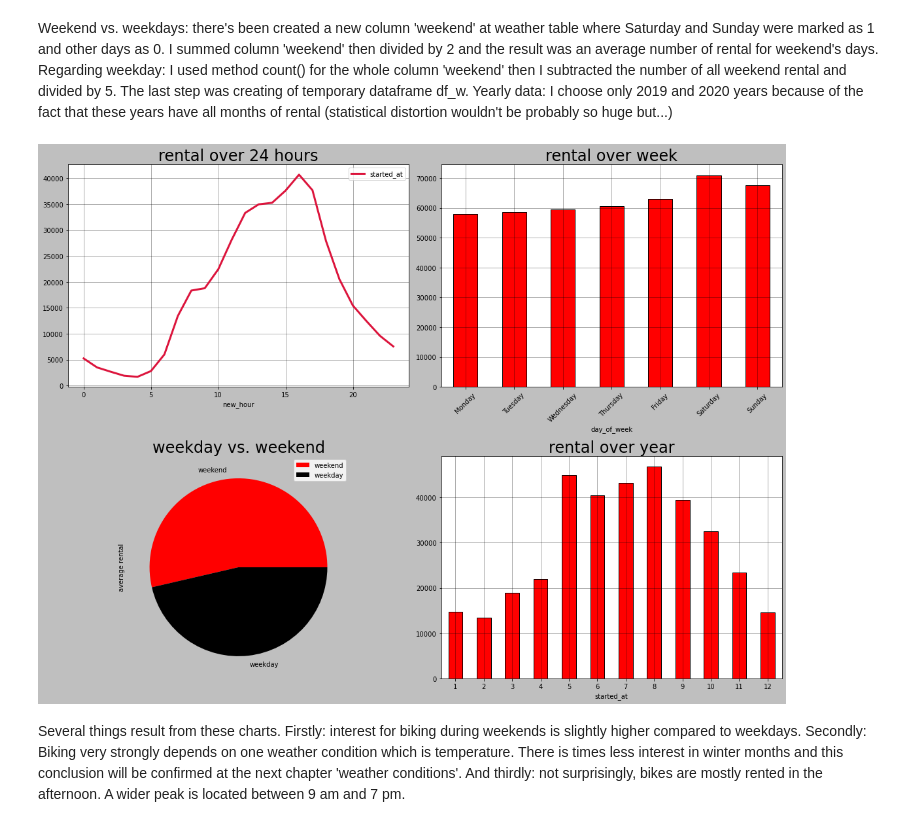
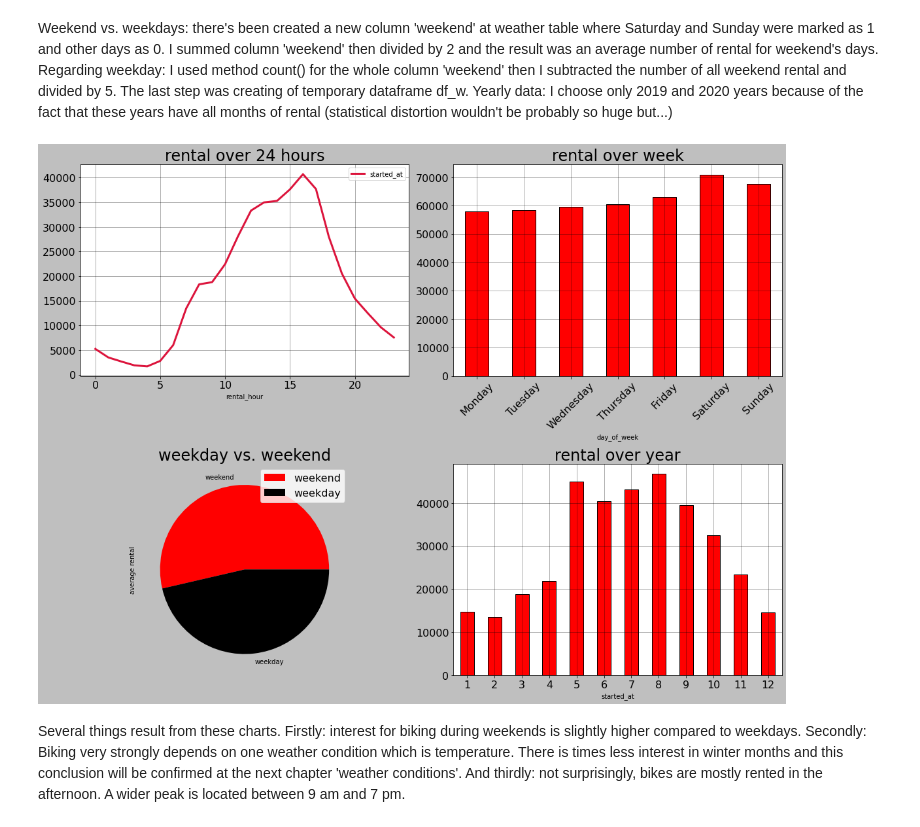
Before and after one commit to carlos108108/Just_Eat_Cycles_project, a Jupyter notebook: Edinburgh.ipynb, the cells around one changed output. Cells and saved outputs as stored; diff of their text form; code cells hidden in the pictures.

```diff
--- a/Edinburgh.ipynb
+++ b/Edinburgh.ipynb
@@ -225,38 +227,41 @@ columns = ['average rental']
 index = ['weekend', 'weekday']
 df_w = pd.DataFrame(data, index=index, columns=columns)
 
-df_day = e_bikes_df.assign(new_hour=e_bikes_df['started_at'].dt.hour).groupby('new_hour').count()[['started_at']]
+df_day = e_bikes_df.assign(rental_hour=e_bikes_df['started_at'].dt.hour).groupby('rental_hour').count()[['started_at']]
 
 df_week = final_df.assign(day_of_week = list(map(lambda x: pd.Timestamp(x).dayofweek, final_df['date'])))[['day_of_week', 'index']]
 df_week = df_week.groupby('day_of_week').count().rename(index={0: 'Monday', 1: 'Tuesday', 2: 'Wednesday', 3: 'Thursday', 4: 'Friday', 5: 'Saturday', 6: 'Sunday'}).rename(columns={'index': 'rental'})[['rental']]
 
 df_year = final_df.where((final_df['started_at'].dt.year == 2019) | (final_df['started_at'].dt.year == 2020)).dropna()
 df_year = df_year.groupby(df_year['started_at'].dt.month).count().rename(columns={'index': 'month_rental'})[['month_rental']]
 
 fig = plt.figure(figsize=(16,12))
 ax1 = plt.subplot2grid( (2,2), (0,0) )
 ax2 = plt.subplot2grid( (2,2), (0,1) )
 ax3 = plt.subplot2grid( (2,2), (1,0) )
 ax4 = plt.subplot2grid( (2,2), (1,1) )
 
 
 df_day.plot.line(lw=3, color='crimson', legend=True, ax=ax1);
 df_week.plot.bar(rot=45, color='r', edgecolor='k', legend=False, ax=ax2);
 df_year.plot.bar(rot=0, color='r', edgecolor= 'k', legend=False, ax=ax4);
 df_w.plot.pie(subplots=True, colors=('r', 'black'), ax=ax3);
 
 
 ax4.set_title(label='rental over year', fontsize=24);
 ax2.set_title(label='rental over week', fontsize = 24);
 ax1.set_title(label='rental over 24 hours', fontsize = 24);
 ax3.set_title(label='weekday vs. weekend', fontsize = 24);
+ax3.legend(fontsize=16, loc='upper right')
 
+[tbl.tick_params(axis='x', labelsize=16) for tbl in (ax1, ax2, ax3, ax4)]
+[tbl.tick_params(axis='y', labelsize=16) for tbl in (ax1, ax2, ax3, ax4)]
 [tbl.grid(alpha=.4) for tbl in (ax1, ax2, ax4)]
 
 plt.tight_layout()
 plt.show()
 # %% [output]
-[figure, old version]
+[figure, new version]
 # %% [markdown]
 Several things result from these charts. Firstly: interest for biking during weekends is slightly higher compared to weekdays. Secondly: Biking very strongly depends on one weather condition which is temperature. There is times less interest in winter months and this conclusion will be confirmed at the next chapter 'weather conditions'. And thirdly: not surprisingly, bikes are mostly rented in the afternoon. A wider peak is located between 9 am and 7 pm.
 # %% [markdown]
```
Also changed, not shown: parts of 16 cells of this notebook.
